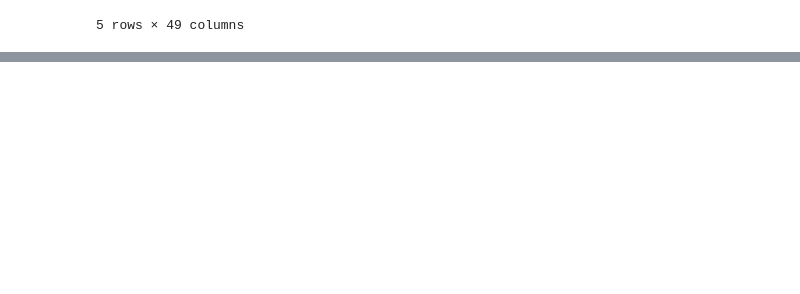
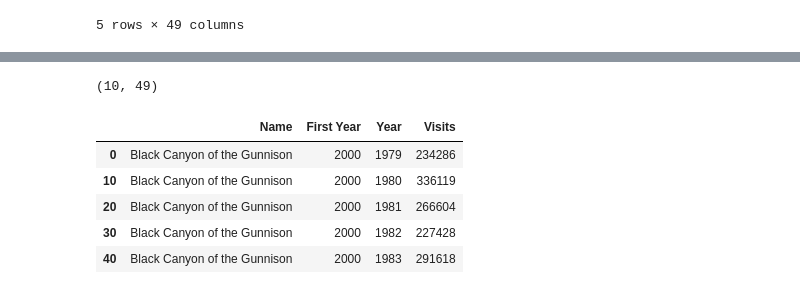
Before and after one commit to carl-schick-ds/national-parks, a Jupyter notebook: national-parks.ipynb, the cells around one changed output, grey strips where cells are left out. Drawn from its saved outputs; the diff is of its cells as text; code cells hidden in the pictures; blank space fills up the shorter version.

```diff
--- a/national-parks.ipynb
+++ b/national-parks.ipynb
@@ -367,0 +362,35 @@ for index, row in park_data_filtered_df.iterrows():
+# %%
+# The first year of the park must be 2017 or earlier in order to have at least 3 years of data prior to COVID.
+pre_covid_test = park_data_filtered_df['First Year'] <= 2017
+park_data_filtered_df = park_data_filtered_df[pre_covid_test]
+
+# This also means we can also remove 2020 and 2021 data since we are excluding COVID years from the analysis.
+park_data_filtered_df.drop(columns=[2020, 2021], inplace=True)
+
+# The first year of non-zero visists must be 3 years before the parks "First Year"
+# Create a column that contains the first year with visit counts.  This one needs some explaining...
+    # park_data_filtered_df.columns[...] will return the name of the column we want.  We are passing in the target index.
+    # We find the target_index by first slicing the df to only the Years columns that have visit counts (.loc[:,1979:]).
+    # And from that slice, we get an array of indexes indicating which columns are non-zero for each row of the dataframe (lambda x: x.to_numpy().nonzero()).
+    # From each array, we calculate the minimum, which is the first column with non-zero values ([0][0].min()).
+    # We add 6 to that minimum since our original slice excluded the first 6 columns of the main dataframe (+ 6).
+    # After adding 6, we have the target_index that we can pass to the original columns function to retrieve the first non-zero Year.
+park_data_filtered_df['First Count'] = park_data_filtered_df.columns[park_data_filtered_df.loc[:,1979:].apply(lambda x: x.to_numpy().nonzero()[0][0].min() + 6, axis=1)]
+
+data_three_years_back_test = park_data_filtered_df['First Count'] <= (park_data_filtered_df['First Year'] - 3)
+park_data_filtered_df = park_data_filtered_df[data_three_years_back_test]
+
+print(park_data_filtered_df.shape)
+
+# Re-do the melt
+year_columns = [base_year + i for i in range(2019 - base_year + 1)]
+dfm = park_data_filtered_df.melt(id_vars=['Name', 'First Year'], value_vars=year_columns, var_name='Year', value_name='Visits').sort_values(by=['Name','Year'])
+dfm.head()
+# %% [output]
+(10, 49)
+|  | Name | First Year | Year | Visits |
+| 0 | Black Canyon of the Gunnison | 2000 | 1979 | 234286 |
+| 10 | Black Canyon of the Gunnison | 2000 | 1980 | 336119 |
+| 20 | Black Canyon of the Gunnison | 2000 | 1981 | 266604 |
+| 30 | Black Canyon of the Gunnison | 2000 | 1982 | 227428 |
+| 40 | Black Canyon of the Gunnison | 2000 | 1983 | 291618 |
```
Also changed, not shown: parts of 13 cells of this notebook, 1 other file.
